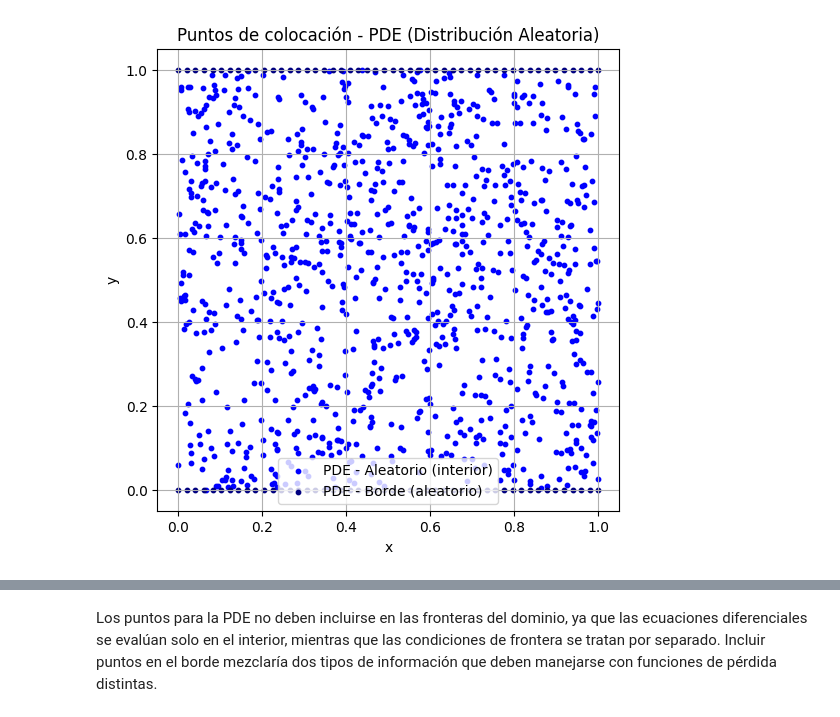
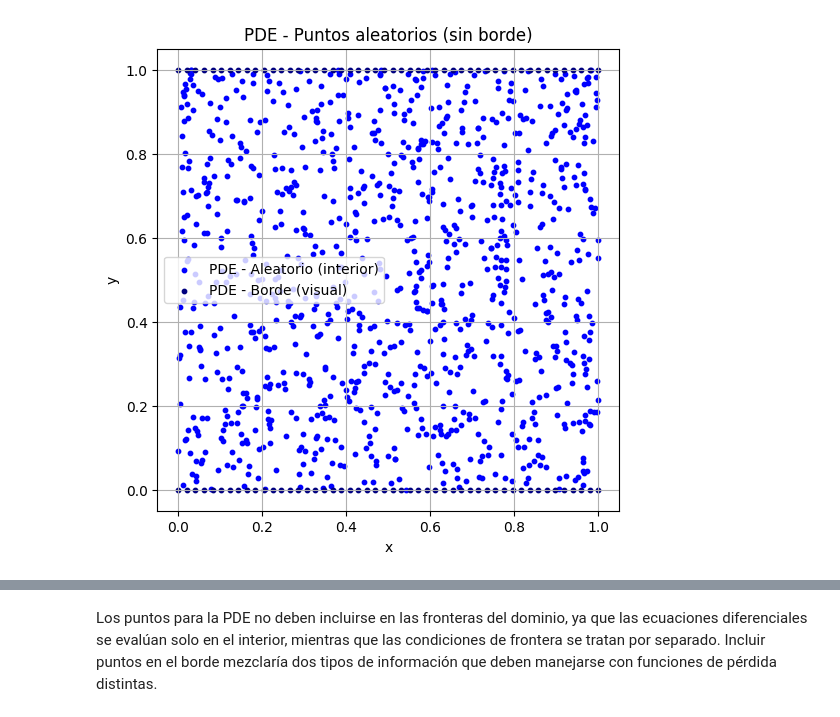
Before and after one commit to jonathancagua/IA-PINN, a Jupyter notebook: TP1.ipynb, the cells around one changed output, grey strips where cells are left out. Saved outputs shown, nothing was run; the diff lists cells and outputs as text; code cells hidden in the pictures.

```diff
--- a/TP1.ipynb
+++ b/TP1.ipynb
@@ -20,26 +20,27 @@ ny, nx = p.shape
 x_vals = np.linspace(0, 1, nx)
 y_vals = np.linspace(0, 1, ny)
 
+# Parámetro pequeño para evitar bordes en PDE
+eps = 1e-5
+
 # Cantidades de puntos
 Npde = 1000
 Nbc = 100
 Ndata = 10
+Nbc_per_edge = Nbc // 4
 
 # --- 1. PUNTOS DE COLOCACIÓN PARA PDE ---
 
-# Aleatorio en interior
-x_pde_rand = np.random.uniform(0.0, 1.0, Npde)
-y_pde_rand = np.random.uniform(0.0, 1.0, Npde)
+x_pde_rand = np.random.uniform(0.0 + eps, 1.0 - eps, Npde)
+y_pde_rand = np.random.uniform(0.0 + eps, 1.0 - eps, Npde)
 
-# Regular en interior (malla tipo grilla)
 n_side = int(np.sqrt(Npde))
-x_grid = np.linspace(0, 1, n_side)
-y_grid = np.linspace(0, 1, n_side)
+x_grid = np.linspace(eps, 1.0 - eps, n_side)
+y_grid = np.linspace(eps, 1.0 - eps, n_side)
 x_pde_reg, y_pde_reg = np.meshgrid(x_grid, y_grid)
 x_pde_reg = x_pde_reg.flatten()
 y_pde_reg = y_pde_reg.flatten()
 
-# Un pequeño conjunto sobre la frontera para incluir bordes
 N_border = 50
 x_pde_border = np.linspace(0, 1, N_border)
 y_pde_border_top = np.ones(N_border) * 1.0
@@ -47,24 +48,25 @@ y_pde_border_bottom = np.zeros(N_border)
 x_pde_border_combined = np.concatenate([x_pde_border, x_pde_border])
 y_pde_border_combined = np.concatenate([y_pde_border_bottom, y_pde_border_top])
 
-# --- 2. PUNTOS DE COLOCACIÓN PARA BC (regular en bordes) ---
+# --- 2. PUNTOS DE COLOCACIÓN PARA BC ---
 
-Nbc_per_edge = Nbc // 4
+x_bc_top_reg = np.linspace(0, 1, Nbc_per_edge)
+y_bc_top_reg = np.ones_like(x_bc_top_reg)
+x_bc_bottom_reg = np.linspace(0, 1, Nbc_per_edge)
+y_bc_bottom_reg = np.zeros_like(x_bc_bottom_reg)
+y_bc_left_reg = np.linspace(0, 1, Nbc_per_edge)
+x_bc_left_reg = np.zeros_like(y_bc_left_reg)
+y_bc_right_reg = np.linspace(0, 1, Nbc_per_edge)
+x_bc_right_reg = np.ones_like(y_bc_right_reg)
 
-x_bc_top = np.linspace(0, 1, Nbc_per_edge)
-y_bc_top = np.ones_like(x_bc_top)
-
-x_bc_bottom = np.linspace(0, 1, Nbc_per_edge)
-y_bc_bottom = np.zeros_like(x_bc_bottom)
-
-y_bc_left = np.linspace(0, 1, Nbc_per_edge)
-x_bc_left = np.zeros_like(y_bc_left)
-
-y_bc_right = np.linspace(0, 1, Nbc_per_edge)
-x_bc_right = np.ones_like(y_bc_right)
-
-x_bc = np.concatenate([x_bc_top, x_bc_bottom, x_bc_left, x_bc_right])
-y_bc = np.concatenate([y_bc_top, y_bc_bottom, y_bc_left, y_bc_right])
+x_bc_top_rand = np.random.uniform(0, 1, Nbc_per_edge)
+y_bc_top_rand = np.ones_like(x_bc_top_rand)
+x_bc_bottom_rand = np.random.uniform(0, 1, Nbc_per_edge)
+y_bc_bottom_rand = np.zeros_like(x_bc_bottom_rand)
+y_bc_left_rand = np.random.uniform(0, 1, Nbc_per_edge)
+x_bc_left_rand = np.zeros_like(y_bc_left_rand)
+y_bc_right_rand = np.random.uniform(0, 1, Nbc_per_edge)
+x_bc_right_rand = np.ones_like(y_bc_right_rand)
 
 # --- 3. PUNTOS ROTULADOS (mediciones) ---
 
@@ -74,20 +76,16 @@ y_data = np.random.uniform(0, 1, Ndata)
 def interpolate_field(field, x_vals, y_vals, x, y):
     x_idx = np.clip(np.searchsorted(x_vals, x) - 1, 0, len(x_vals) - 2)
     y_idx = np.clip(np.searchsorted(y_vals, y) - 1, 0, len(y_vals) - 2)
-
     x0, x1 = x_vals[x_idx], x_vals[x_idx + 1]
     y0, y1 = y_vals[y_idx], y_vals[y_idx + 1]
-
     dx = x1 - x0
     dy = y1 - y0
     if dx == 0 or dy == 0:
         return field[min(y_idx, field.shape[0]-1), min(x_idx, field.shape[1]-1)]
-
     fx00 = field[y_idx, x_idx]
     fx10 = field[y_idx, x_idx + 1]
     fx01 = field[y_idx + 1, x_idx]
     fx11 = field[y_idx + 1, x_idx + 1]
-
     return (
         fx00 * (x1 - x) * (y1 - y) +
         fx10 * (x - x0) * (y1 - y) +
@@ -99,59 +97,58 @@ p_data = np.array([interpolate_field(p, x_vals, y_vals, x, y) for x, y in zip(x_
 u_data = np.array([interpolate_field(u, x_vals, y_vals, x, y) for x, y in zip(x_data, y_data)])
 v_data = np.array([interpolate_field(v, x_vals, y_vals, x, y) for x, y in zip(x_data, y_data)])
 
+# --- GRÁFICAS ---
 
-# PDE
-# --- GRÁFICA 1: Puntos ALEATORIOS + Borde correspondiente ---
 plt.figure(figsize=(6, 6))
 plt.scatter(x_pde_rand, y_pde_rand, s=10, c='blue', label='PDE - Aleatorio (interior)')
-plt.scatter(x_pde_border_combined, y_pde_border_combined, s=10, c='navy', label='PDE - Borde (aleatorio)')
+plt.scatter(x_pde_border_combined, y_pde_border_combined, s=10, c='navy', label='PDE - Borde (visual)')
 plt.xlabel('x')
 plt.ylabel('y')
-plt.title('Puntos de colocación - PDE (Distribución Aleatoria)')
+plt.title('PDE - Puntos aleatorios (sin borde)')
 plt.grid(True)
 plt.axis('square')
 plt.legend()
 plt.show()
 
-# --- GRÁFICA 2: Puntos REGULARES + Borde correspondiente ---
 plt.figure(figsize=(6, 6))
 plt.scatter(x_pde_reg, y_pde_reg, s=10, c='cyan', label='PDE - Regular (interior)')
-plt.scatter(x_pde_border_combined, y_pde_border_combined, s=10, c='purple', label='PDE - Borde (regular)')
+plt.scatter(x_pde_border_combined, y_pde_border_combined, s=10, c='purple', label='PDE - Borde (visual)')
 plt.xlabel('x')
 plt.ylabel('y')
-plt.title('Puntos de colocación - PDE (Distribución Regular)')
+plt.title('PDE - Puntos regulares (sin borde)')
 plt.grid(True)
 plt.axis('square')
 plt.legend()
 plt.show()
 
-
-# BC
 plt.figure(figsize=(6, 6))
-plt.scatter(x_bc, y_bc, s=10, c='green', label='Boundary Conditions')
+plt.scatter(np.concatenate([x_bc_top_reg, x_bc_bottom_reg, x_bc_left_reg, x_bc_right_reg]),
+            np.concatenate([y_bc_top_reg, y_bc_bottom_reg, y_bc_left_reg, y_bc_right_reg]),
+            s=10, c='green', label='BC regular')
+plt.scatter(np.concatenate([x_bc_top_rand, x_bc_bottom_rand, x_bc_left_rand, x_bc_right_rand]),
+            np.concatenate([y_bc_top_rand, y_bc_bottom_rand, y_bc_left_rand, y_bc_right_rand]),
+            s=10, c='darkgreen', marker='x', label='BC aleatorio')
 plt.xlabel('x')
 plt.ylabel('y')
-plt.title('Puntos de colocación - BC (Fronteras)')
+plt.title('Condiciones de Borde - Regular y Aleatorio')
 plt.grid(True)
 plt.axis('square')
 plt.legend()
 plt.show()
 
-# Puntos rotulados
 plt.figure(figsize=(6, 6))
 plt.scatter(x_data, y_data, s=40, c='red', marker='x', label='Datos rotulados (p, u, v)')
 plt.xlabel('x')
 plt.ylabel('y')
 plt.title('Puntos con datos rotulados')
 plt.grid(True)
 plt.axis('square')
 plt.legend()
 plt.show()
 
-# Tabla con valores interpolados
 print("\nValores interpolados en puntos rotulados:")
 print(f"{'x':>6} {'y':>6} {'p':>10} {'u':>10} {'v':>10}")
 for x, y, p_val, u_val, v_val in zip(x_data, y_data, p_data, u_data, v_data):
     print(f"{x:6.3f} {y:6.3f} {p_val:10.4f} {u_val:10.4f} {v_val:10.4f}")
 # %% [output]
-[figure, old version]
+[figure, new version]
```
Also changed, not shown: parts of 1 cell of this notebook.
